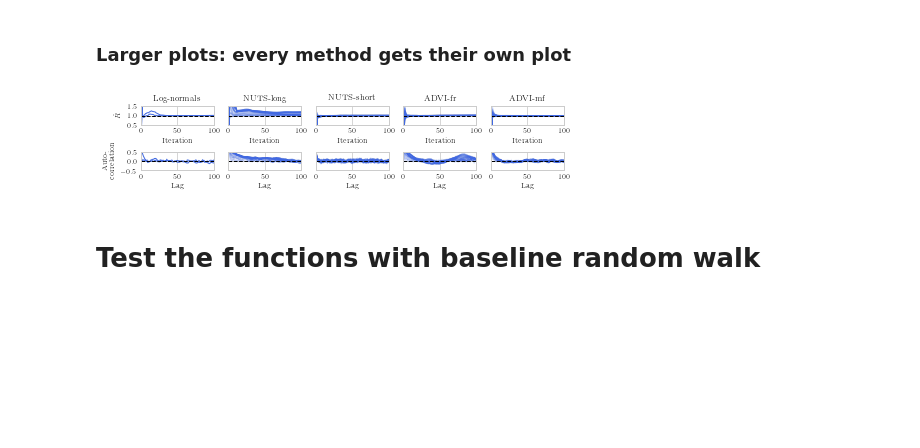
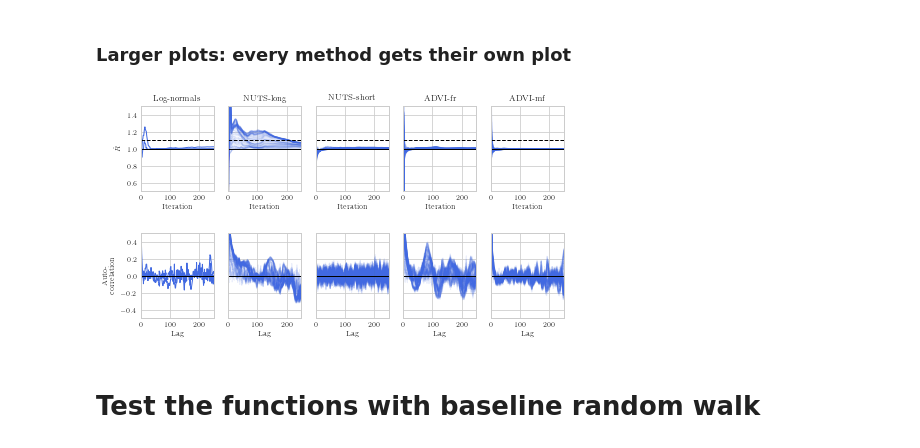
Before and after one commit to lrendsburg/Gibbs-priors, a Jupyter notebook: exp/fig_monitoring.ipynb, the cells around one changed output. Saved outputs shown, nothing was run; the diff lists cells and outputs as text; code cells hidden in the pictures; blank space fills up the shorter version.

```diff
--- a/exp/fig_monitoring.ipynb
+++ b/exp/fig_monitoring.ipynb
@@ -112,8 +112,8 @@ methods_order = {0 : 'log_normal',
 
 
 fig, axs = plt.subplots(nrows=2, ncols=5)
-fig.set_size_inches(LATEX_WIDTH, .15*LATEX_WIDTH)
-plt.subplots_adjust(top = .99, bottom=.01, left=.01, right=.99, hspace=1.5, wspace=.2)
+fig.set_size_inches(LATEX_WIDTH, .5*LATEX_WIDTH)
+plt.subplots_adjust(top = .99, bottom=.01, left=.01, right=.99, hspace=.5, wspace=.2)
 
 
 
@@ -131,39 +131,40 @@ for j in range(5):
         axs[1, j].plot(ts, auto_corr[method][k, :], color=color, alpha=alpha[j], linewidth=linewidths[j])
 
     ## Orientation line for R_hat
-    axs[0, j].axhline(1, c='k', linestyle='--', lw=1)
-    axs[1, j].axhline(0, c='k', linestyle='--', lw=1)
+    axs[0, j].axhline(1, c='k', linestyle='-', lw=1)
+    axs[0, j].axhline(1.1, c='k', linestyle='--', lw=1)
+    axs[1, j].axhline(0, c='k', linestyle='-', lw=1)
 
     ## Axes
     axs[0, j].set_ylim([.5, 1.5])
     axs[1, j].set_ylim([-.5, .5])
-    axs[0, j].set_xlim([0, 100])
-    axs[1, j].set_xlim([0, 100])
+    axs[0, j].set_xlim([0, 250])
+    axs[1, j].set_xlim([0, 250])
     # Hide y-labels
     for i in range(2):
         if j!=0:
             axs[i, j].set_yticklabels([])
     # Hide x-labels
     # axs[0, j].set_xticklabels([])
 
 
 # Annotation
 for j in range(5):
     axs[0, j].set_title(method_names[methods_order[j]])
     axs[0, j].set_xlabel('Iteration')
     axs[1, j].set_xlabel('Lag')
 
 axs[0, 0].set_ylabel(r'$\hat{R}$')
 axs[1, 0].set_ylabel('Auto-\ncorrelation')
 
 # plt.legend(framealpha=1, frameon=True, loc='lower right')
 # plt.legend(framealpha=1, frameon=True)
 
 # plt.tight_layout()
 plt.savefig('../fig/monitoring.pdf', bbox_inches='tight')
 plt.show()
 # %% [output]
-[figure, old version]
+[figure, new version]
 # %% [markdown]
 # Test the functions with baseline random walk
 # %%
```
Also changed, not shown: 2 other files.
